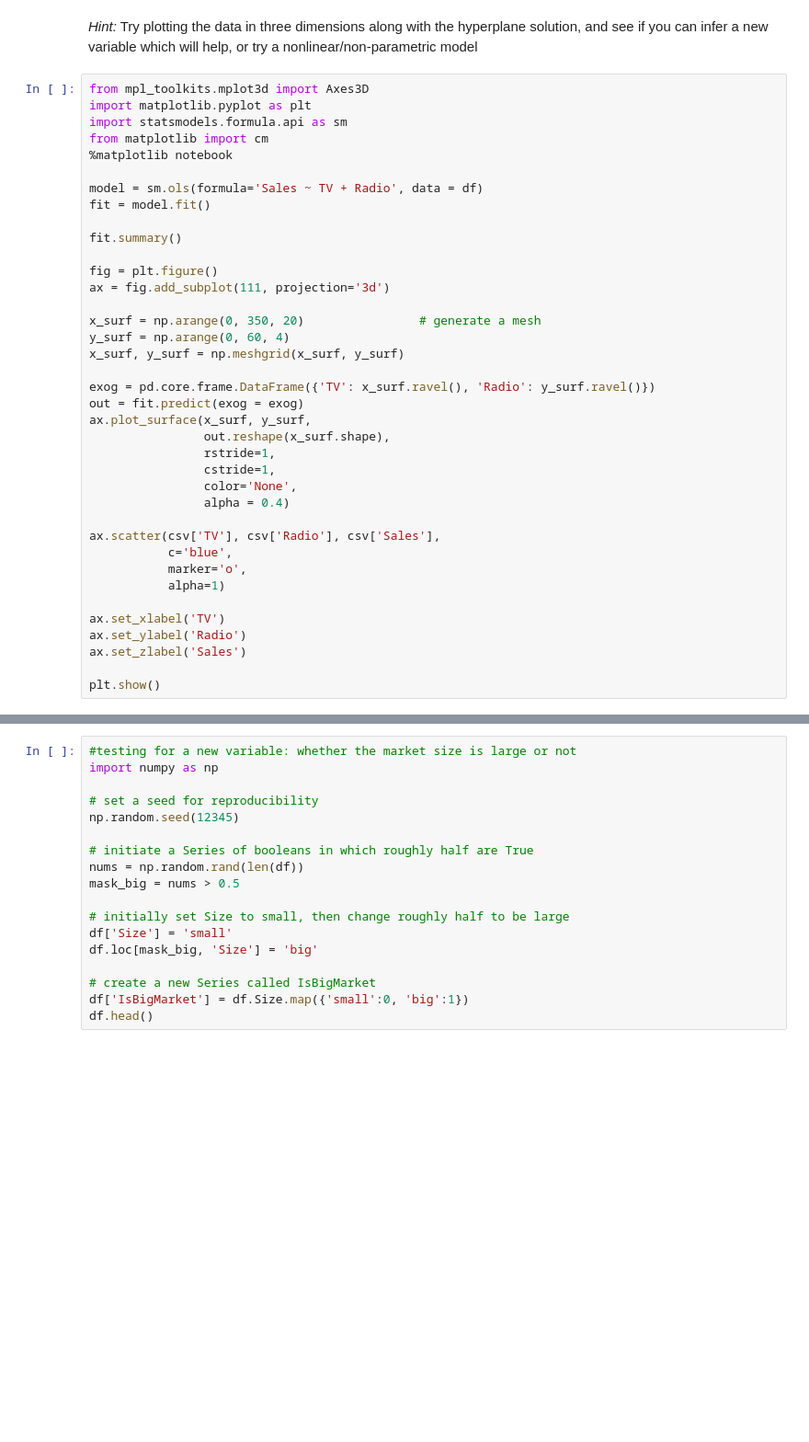
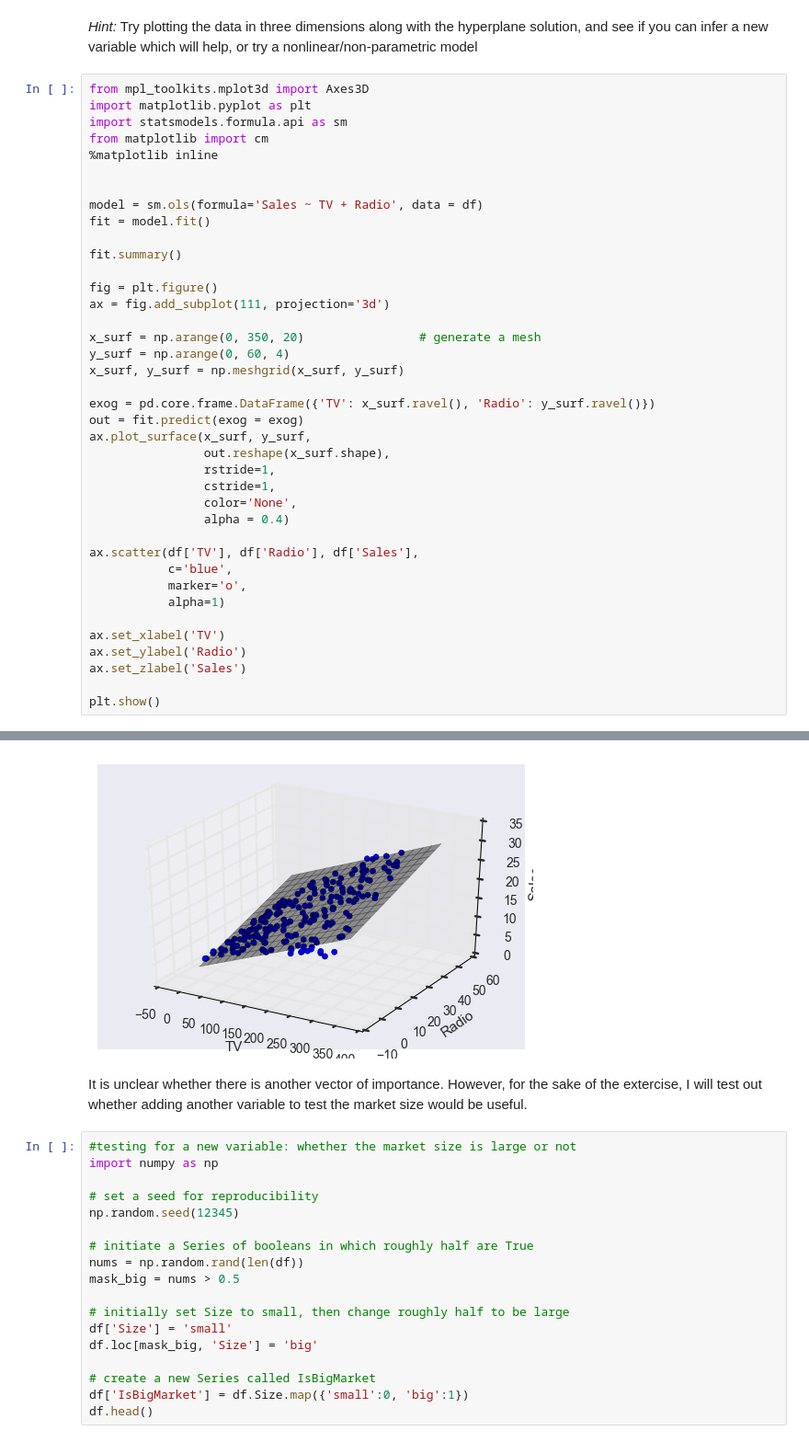
Before and after one commit to Columbia-Intro-Data-Science/python-introduction-radifi, a Jupyter notebook: Homework 1 - Github and Pandas-RachelField.ipynb, the cells around one changed output, grey strips where cells are left out. Shown at 92% size. Drawn from its saved outputs; the diff is of its cells as text; blank space fills up the shorter version.

```diff
--- a/Homework 1 - Github and Pandas-RachelField.ipynb
+++ b/Homework 1 - Github and Pandas-RachelField.ipynb
@@ -230,7 +230,8 @@ from mpl_toolkits.mplot3d import Axes3D
 import matplotlib.pyplot as plt
 import statsmodels.formula.api as sm
 from matplotlib import cm
-%matplotlib notebook
+%matplotlib inline
+
 
 model = sm.ols(formula='Sales ~ TV + Radio', data = df)
 fit = model.fit()
@@ -253,7 +254,7 @@ ax.plot_surface(x_surf, y_surf,
                 color='None',
                 alpha = 0.4)
 
-ax.scatter(csv['TV'], csv['Radio'], csv['Sales'],
+ax.scatter(df['TV'], df['Radio'], df['Sales'],
            c='blue',
            marker='o',
            alpha=1)
@@ -269,3 +268,6 @@ plt.show()
+[figure, added]
+# %% [markdown]
+It is unclear whether there is another vector of importance. However, for the sake of the extercise, I will test out whether adding another variable to test the market size would be useful.
 # %%
 #testing for a new variable: whether the market size is large or not
 import numpy as np
```
Also changed, not shown: parts of 4 cells of this notebook.
